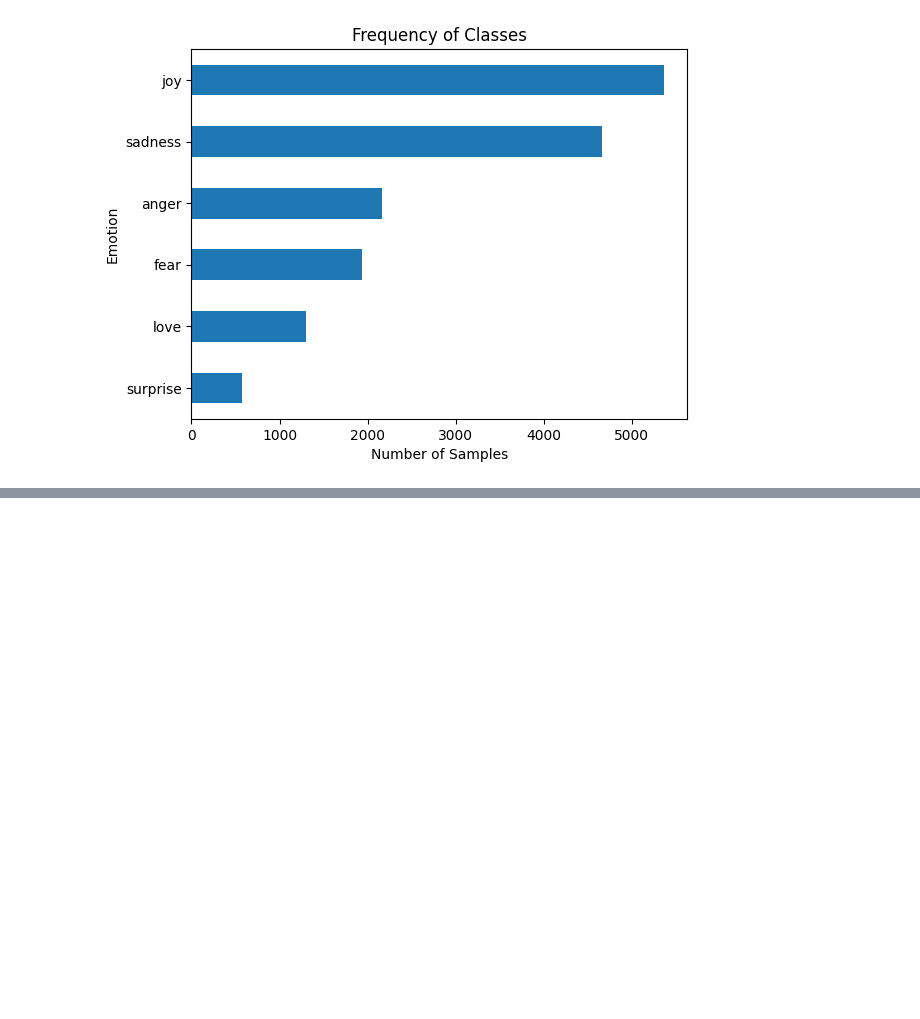
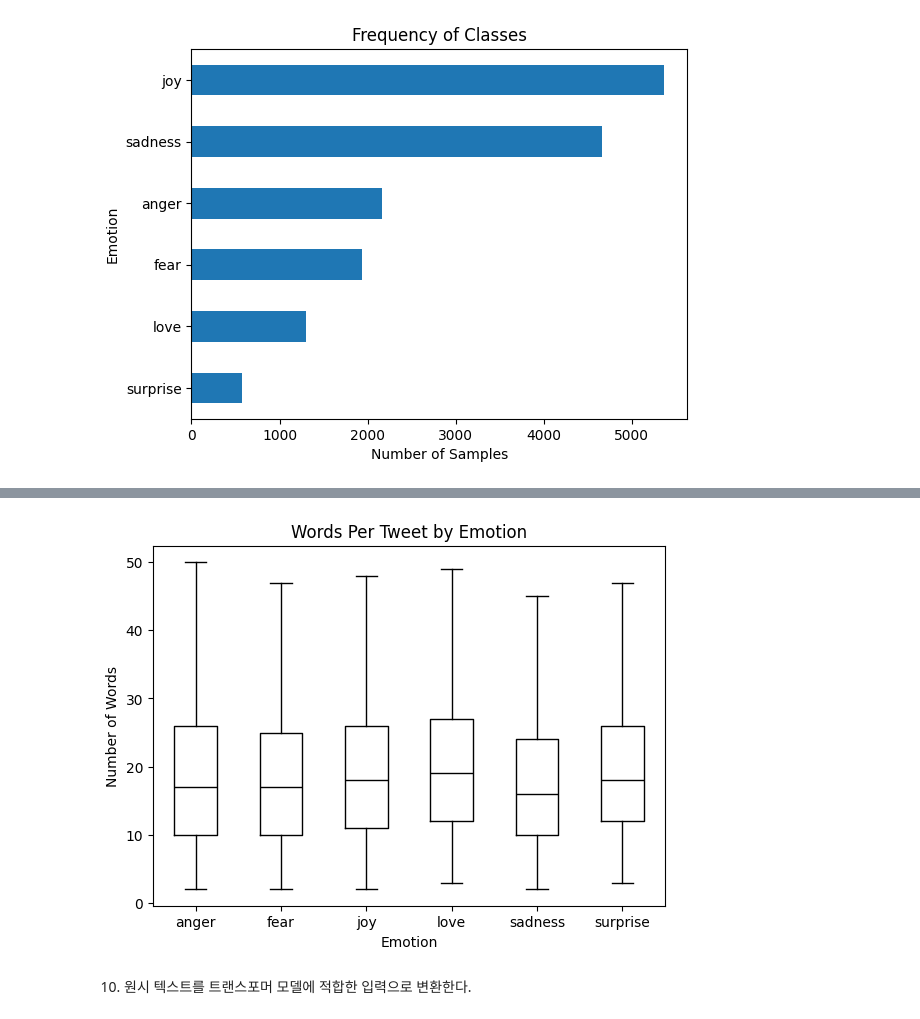
Before and after one commit to redinbluesky/nlp-with-transformers, a Jupyter notebook: 02-텍스트 분류.ipynb, the cells around one changed output, grey strips where cells are left out. Saved outputs shown, nothing was run; the diff lists cells and outputs as text; code cells hidden in the pictures; blank space fills up the shorter version.

```diff
--- a/02-텍스트 분류.ipynb
+++ b/02-텍스트 분류.ipynb
@@ -170,0 +180,16 @@ plt.show()
+# %%
+df["Words Per Tweet"] = df["text"].str.split().apply(len)
+# 각 감정별 트윗당 단어 수의 분포를 박스플롯으로 시각화한다.
+#   - showfliers=False 옵션을 사용하여 이상치를 표시하지 않는다.
+df.boxplot("Words Per Tweet", by="label_name", grid=False, color='black', showfliers=False)
+plt.title("Words Per Tweet by Emotion")
+plt.suptitle("")
+plt.xlabel("Emotion")
+plt.ylabel("Number of Words")
+plt.show()
+
+emotions.reset_format()
+# %% [output]
+[figure, added]
+# %% [markdown]
+10. 원시 텍스트를 트랜스포머 모델에 적합한 입력으로 변환한다.
```
Also changed, not shown: parts of 1 cell of this notebook.
